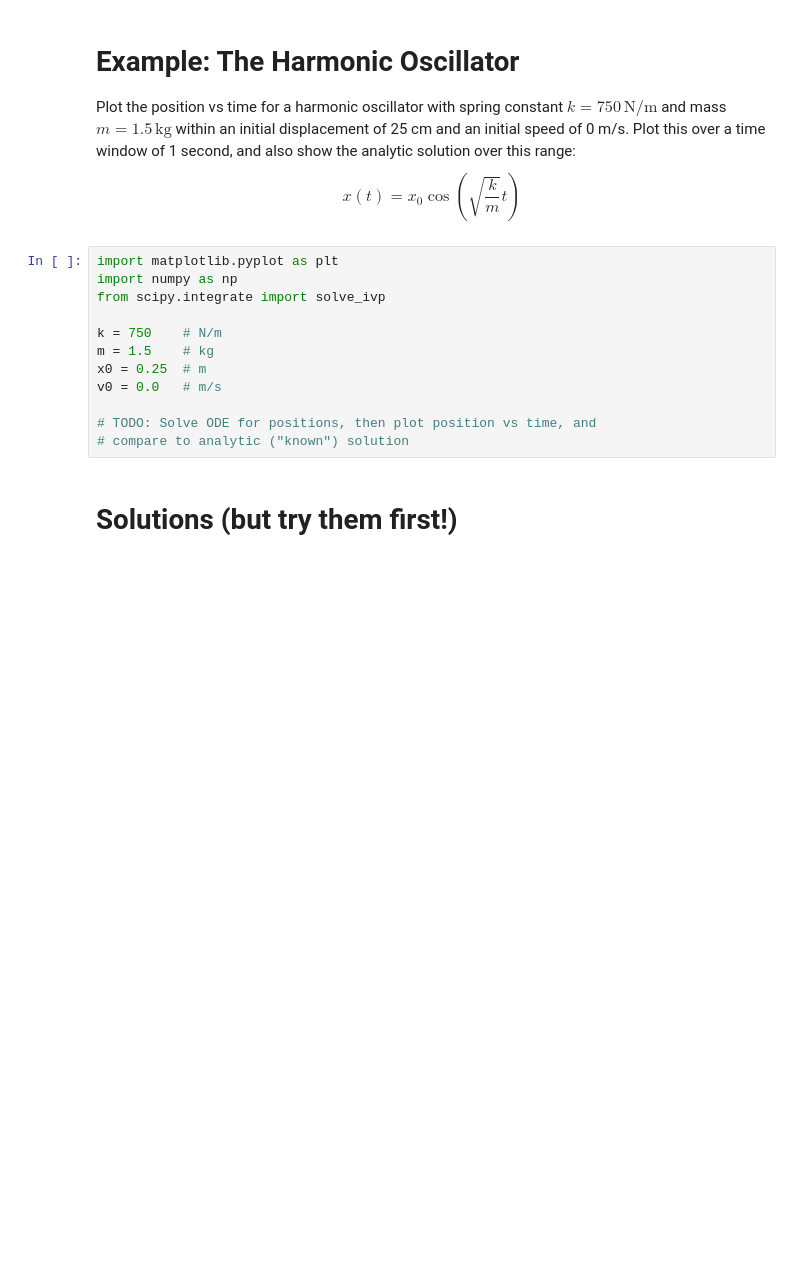
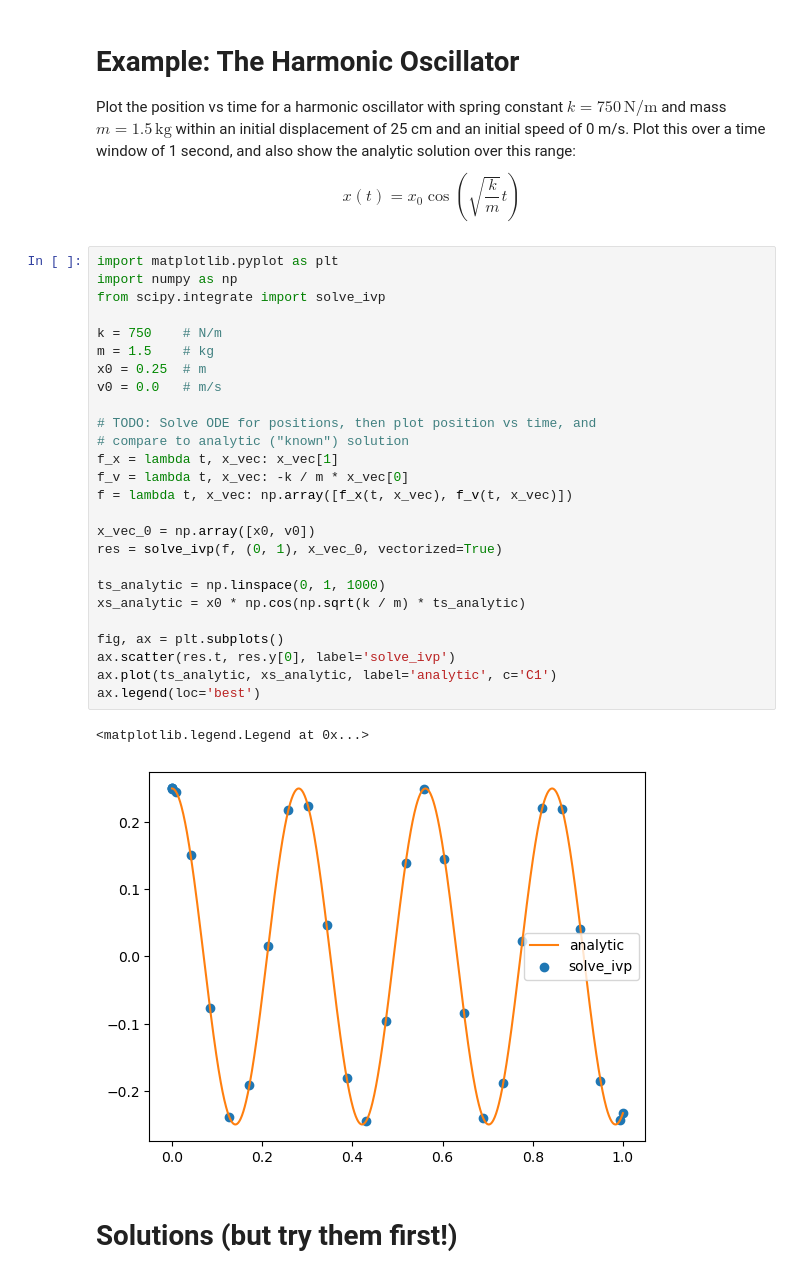
Before and after one commit to PHYS-240/handouts, a Jupyter notebook: 13_Integration/13_Integration.ipynb, the cells around one changed output. Saved outputs shown, nothing was run; the diff lists cells and outputs as text; blank space fills up the shorter version.

```diff
--- a/13_Integration/13_Integration.ipynb
+++ b/13_Integration/13_Integration.ipynb
@@ -466,15 +468,32 @@ $$x(t) = x_0\cos\left(\sqrt{\frac{k}{m}}t\right)$$
 # %%
 import matplotlib.pyplot as plt
 import numpy as np
 from scipy.integrate import solve_ivp
 
 k = 750    # N/m
 m = 1.5    # kg
 x0 = 0.25  # m
 v0 = 0.0   # m/s
 
 # TODO: Solve ODE for positions, then plot position vs time, and
 # compare to analytic ("known") solution
+f_x = lambda t, x_vec: x_vec[1]
+f_v = lambda t, x_vec: -k / m * x_vec[0]
+f = lambda t, x_vec: np.array([f_x(t, x_vec), f_v(t, x_vec)])
+
+x_vec_0 = np.array([x0, v0])
+res = solve_ivp(f, (0, 1), x_vec_0, vectorized=True)
+
+ts_analytic = np.linspace(0, 1, 1000)
+xs_analytic = x0 * np.cos(np.sqrt(k / m) * ts_analytic)
+
+fig, ax = plt.subplots()
+ax.scatter(res.t, res.y[0], label='solve_ivp')
+ax.plot(ts_analytic, xs_analytic, label='analytic', c='C1')
+ax.legend(loc='best')
+# %% [output]
+<matplotlib.legend.Legend at 0x...>
+[figure, added]
 # %% [markdown]
 # Solutions (but try them first!)
 # %% [markdown]
```
Also changed, not shown: parts of 5 cells of this notebook.
